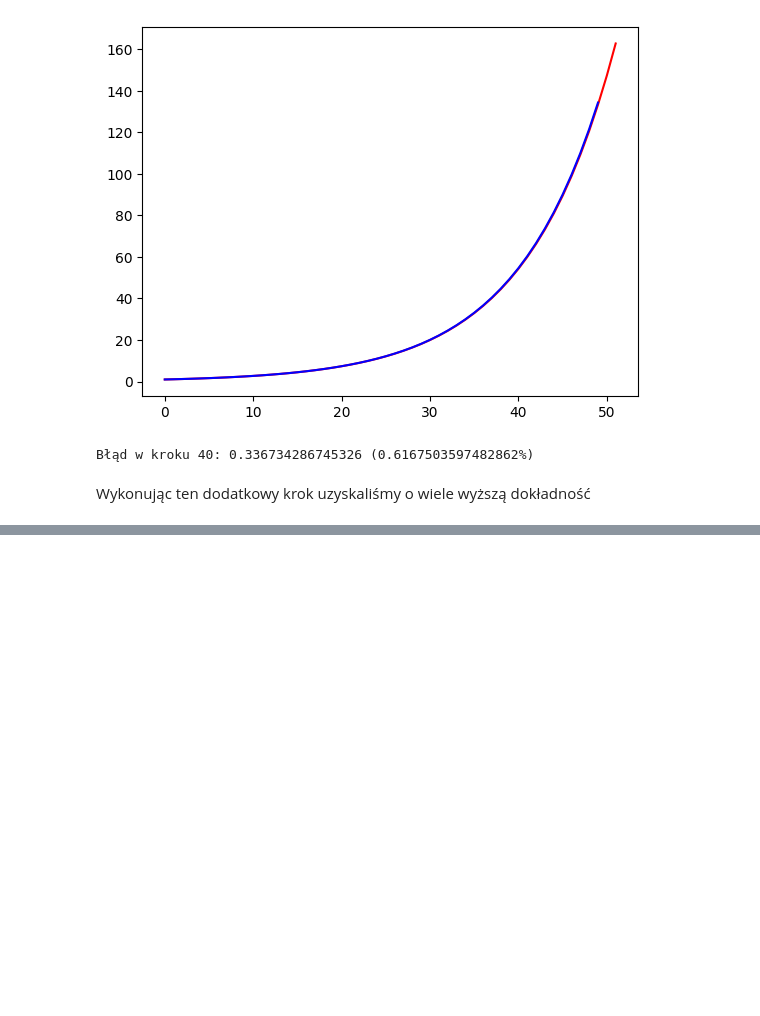
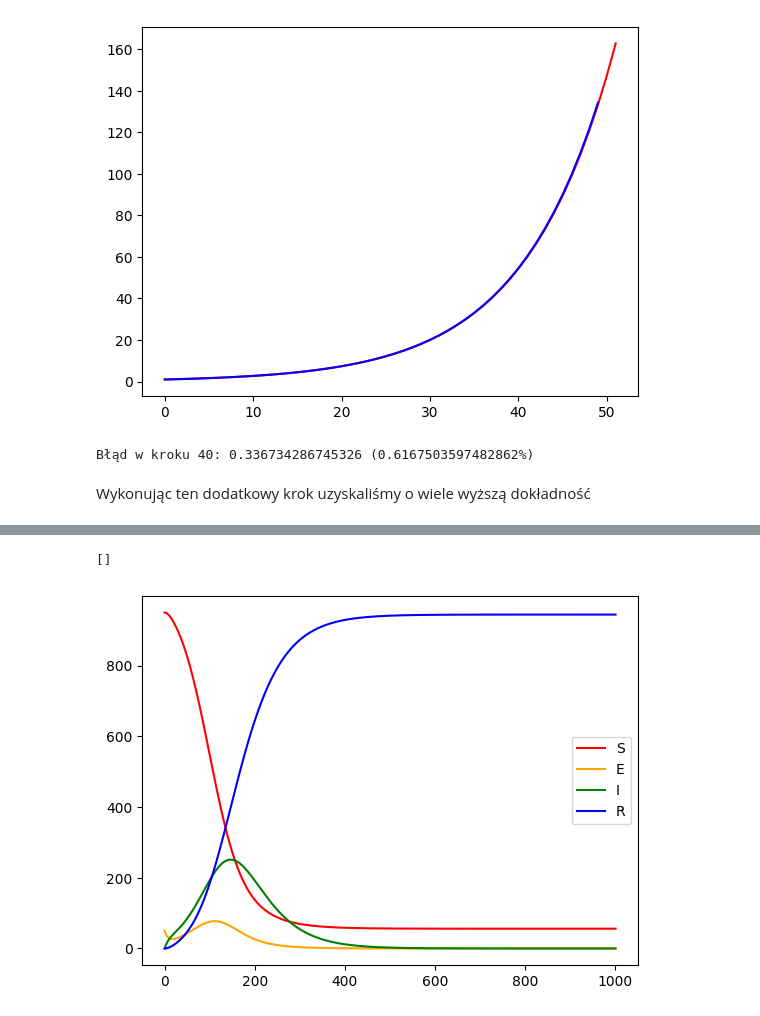
Before and after one commit to aleksanderboberski/rrwt-projekt-seir, a Jupyter notebook: Boberski_Pytel.ipynb, the cells around one changed output, grey strips where cells are left out. Drawn from its saved outputs; the diff is of its cells as text; code cells hidden in the pictures; blank space fills up the shorter version.

```diff
--- a/Boberski_Pytel.ipynb
+++ b/Boberski_Pytel.ipynb
@@ -139,0 +155,23 @@ def midpoint_solver(f, y0, tlim, step = 0.1): #teraz każdy y to wektor [a,b,c,.
+# %%
+def SEIR(t, y, N, BETA, SIGMA, GAMMA):
+    S, E, I, R = y
+
+    dS = -(BETA/N)*I*S
+    dE = (BETA/N)*I*S - SIGMA*E
+    dI = SIGMA*E - GAMMA*I
+    dR = GAMMA*I
+
+    return [dS, dE, dI, dR]
+
+tab_seir = midpoint_solver(
+    lambda t, y: SEIR(t,y,1000,0.6,0.8,0.2), [950,50,0,0], 100)
+tab_s, tab_e, tab_i, tab_r = zip(*tab_seir)
+plt.plot(tab_s, color='red', label='S')
+plt.plot(tab_e, color='orange', label='E')
+plt.plot(tab_i, color='green', label='I')
+plt.plot(tab_r, color='blue', label='R')
+plt.legend()
+plt.plot()
+# %% [output]
+[]
+[figure, added]
```
Also changed, not shown: parts of 17 cells of this notebook.
